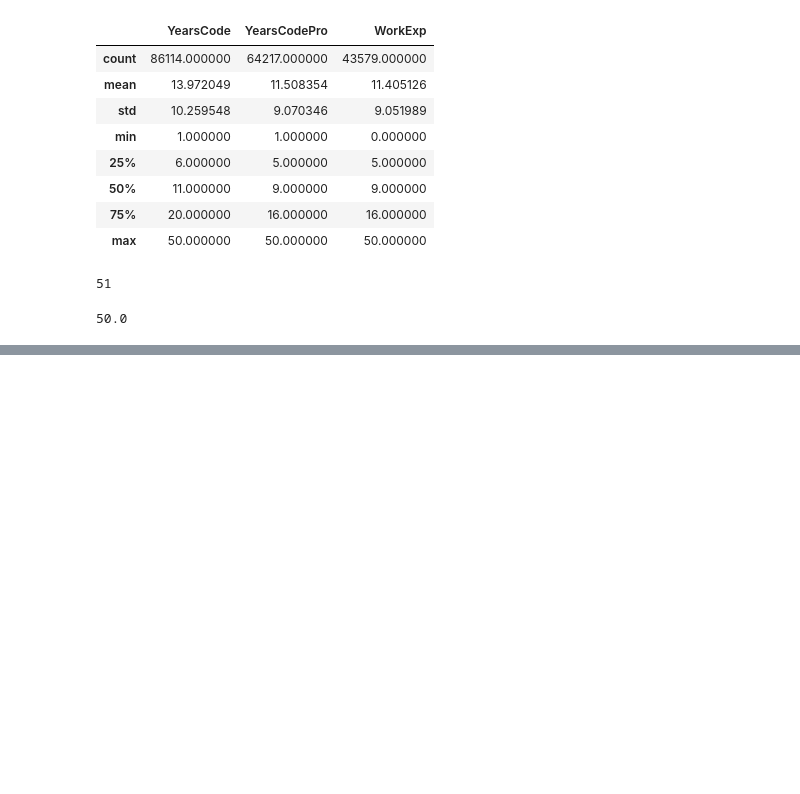
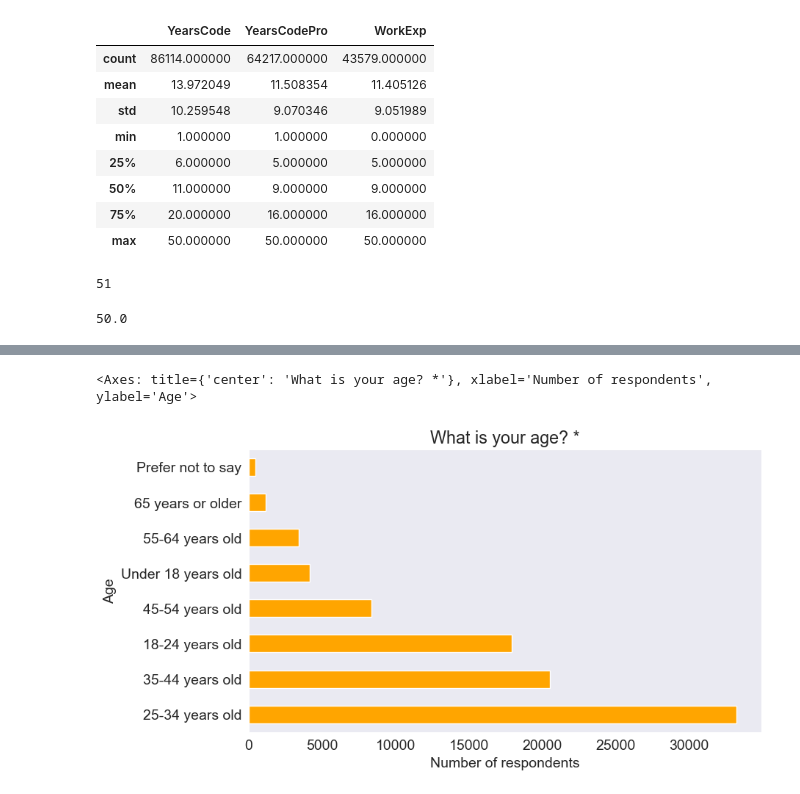
Before and after one commit to WebDevCaptain/so-dev-survey-2023-analysis, a Jupyter notebook: so-insights.ipynb, the cells around one changed output, grey strips where cells are left out. Drawn from its saved outputs; the diff is of its cells as text; code cells hidden in the pictures; blank space fills up the shorter version.

```diff
--- a/so-insights.ipynb
+++ b/so-insights.ipynb
@@ -451,0 +544,5 @@ survey_df['WorkExp'].max()
+# %%
+survey_df.Age.value_counts().plot(kind='barh', color='orange', title=survey_questions.Age, xlabel='Number of respondents')
+# %% [output]
+<Axes: title={'center': 'What is your age? *'}, xlabel='Number of respondents', ylabel='Age'>
+[figure, added]
```
Also changed, not shown: parts of 16 cells of this notebook.
